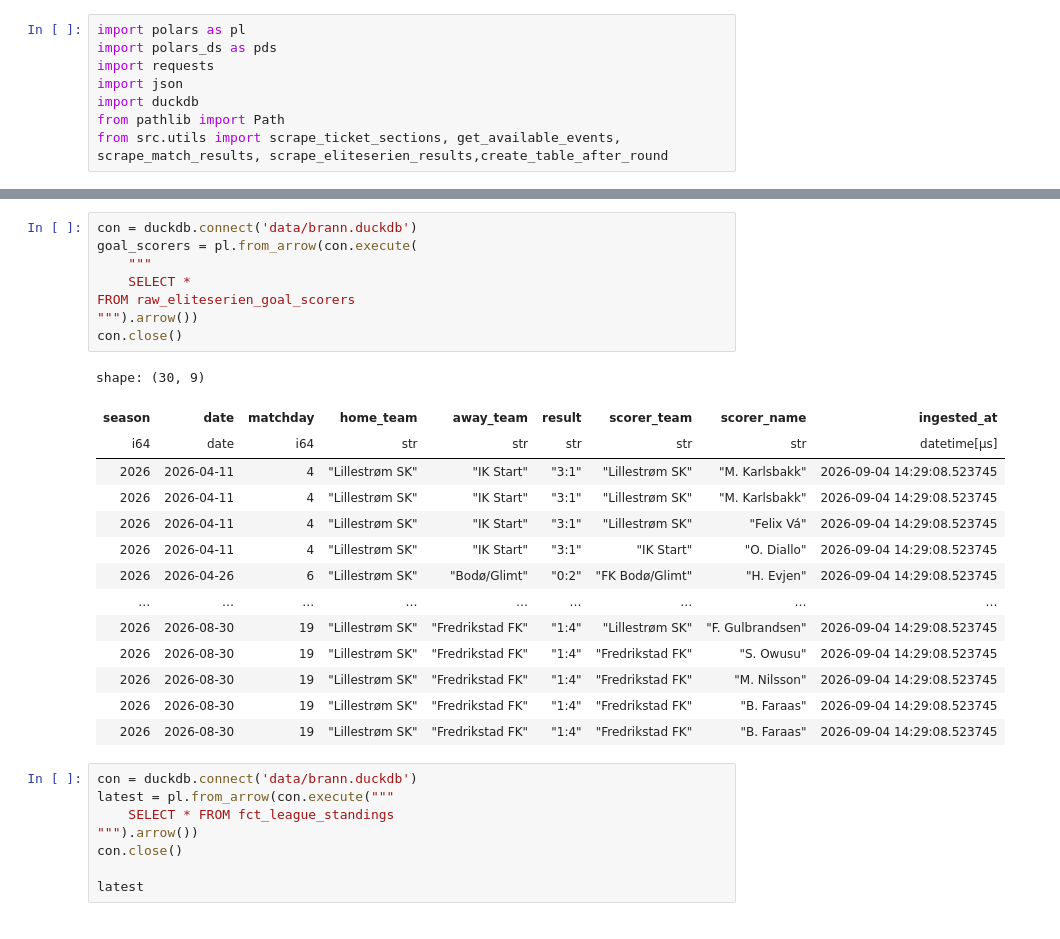
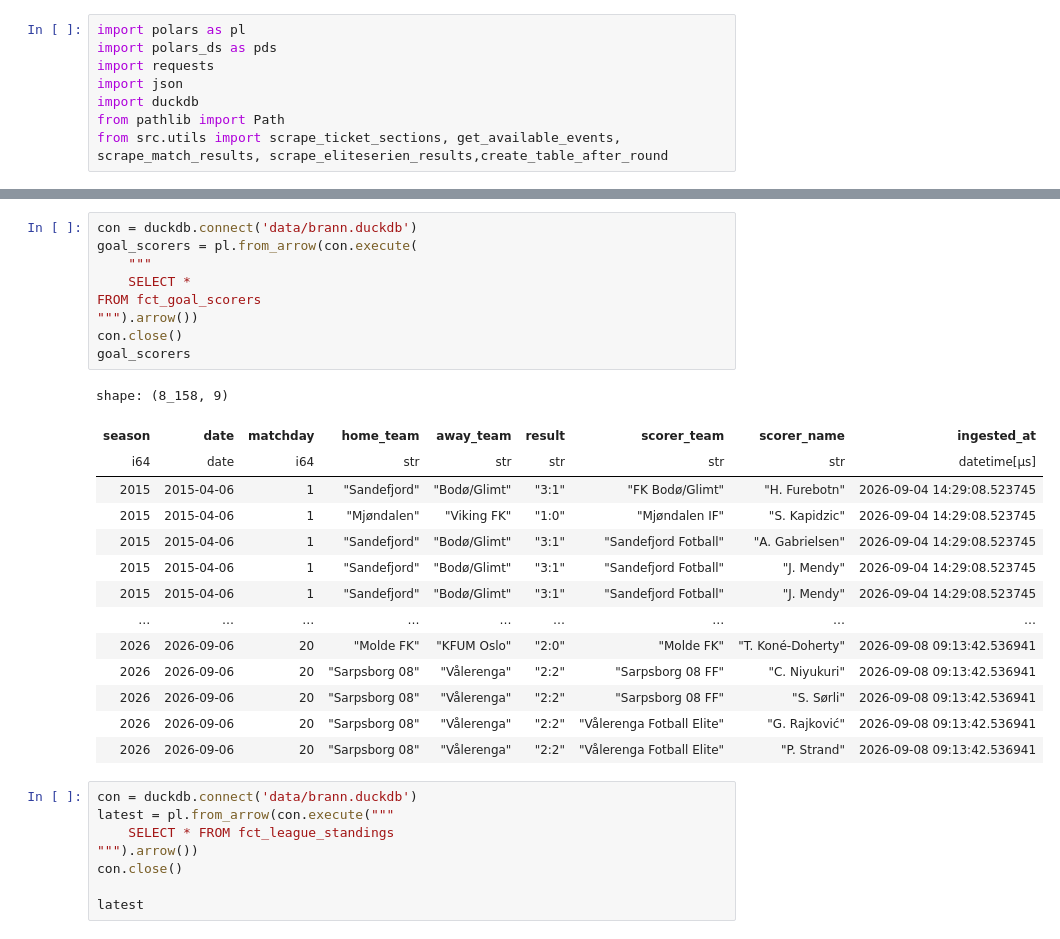
Before and after one commit to PolarsDude/brann_ticket_sales_forecasting, a Jupyter notebook: notebook.ipynb, the cells around one changed output, grey strips where cells are left out. Saved outputs shown, nothing was run; the diff lists cells and outputs as text.

```diff
--- a/notebook.ipynb
+++ b/notebook.ipynb
@@ -25,26 +26,27 @@ Available tables:
 # %%
 con = duckdb.connect('data/brann.duckdb')
 goal_scorers = pl.from_arrow(con.execute(
     """
     SELECT *
-FROM raw_eliteserien_goal_scorers
+FROM fct_goal_scorers
 """).arrow())
 con.close()
+goal_scorers
 # %% [output]
-shape: (30, 9)
+shape: (8_158, 9)
 | season | date | matchday | home_team | away_team | result | scorer_team | scorer_name | ingested_at |
 | i64 | date | i64 | str | str | str | str | str | datetime[μs] |
-| 2026 | 2026-04-11 | 4 | "Lillestrøm SK" | "IK Start" | "3:1" | "Lillestrøm SK" | "M. Karlsbakk" | 2026-09-04 14:29:08.523745 |
-| 2026 | 2026-04-11 | 4 | "Lillestrøm SK" | "IK Start" | "3:1" | "Lillestrøm SK" | "M. Karlsbakk" | 2026-09-04 14:29:08.523745 |
-| 2026 | 2026-04-11 | 4 | "Lillestrøm SK" | "IK Start" | "3:1" | "Lillestrøm SK" | "Felix Vá" | 2026-09-04 14:29:08.523745 |
-| 2026 | 2026-04-11 | 4 | "Lillestrøm SK" | "IK Start" | "3:1" | "IK Start" | "O. Diallo" | 2026-09-04 14:29:08.523745 |
-| 2026 | 2026-04-26 | 6 | "Lillestrøm SK" | "Bodø/Glimt" | "0:2" | "FK Bodø/Glimt" | "H. Evjen" | 2026-09-04 14:29:08.523745 |
+| 2015 | 2015-04-06 | 1 | "Sandefjord" | "Bodø/Glimt" | "3:1" | "FK Bodø/Glimt" | "H. Furebotn" | 2026-09-04 14:29:08.523745 |
+| 2015 | 2015-04-06 | 1 | "Mjøndalen" | "Viking FK" | "1:0" | "Mjøndalen IF" | "S. Kapidzic" | 2026-09-04 14:29:08.523745 |
+| 2015 | 2015-04-06 | 1 | "Sandefjord" | "Bodø/Glimt" | "3:1" | "Sandefjord Fotball" | "A. Gabrielsen" | 2026-09-04 14:29:08.523745 |
+| 2015 | 2015-04-06 | 1 | "Sandefjord" | "Bodø/Glimt" | "3:1" | "Sandefjord Fotball" | "J. Mendy" | 2026-09-04 14:29:08.523745 |
+| 2015 | 2015-04-06 | 1 | "Sandefjord" | "Bodø/Glimt" | "3:1" | "Sandefjord Fotball" | "J. Mendy" | 2026-09-04 14:29:08.523745 |
 | … | … | … | … | … | … | … | … | … |
-| 2026 | 2026-08-30 | 19 | "Lillestrøm SK" | "Fredrikstad FK" | "1:4" | "Lillestrøm SK" | "F. Gulbrandsen" | 2026-09-04 14:29:08.523745 |
-| 2026 | 2026-08-30 | 19 | "Lillestrøm SK" | "Fredrikstad FK" | "1:4" | "Fredrikstad FK" | "S. Owusu" | 2026-09-04 14:29:08.523745 |
-| 2026 | 2026-08-30 | 19 | "Lillestrøm SK" | "Fredrikstad FK" | "1:4" | "Fredrikstad FK" | "M. Nilsson" | 2026-09-04 14:29:08.523745 |
-| 2026 | 2026-08-30 | 19 | "Lillestrøm SK" | "Fredrikstad FK" | "1:4" | "Fredrikstad FK" | "B. Faraas" | 2026-09-04 14:29:08.523745 |
-| 2026 | 2026-08-30 | 19 | "Lillestrøm SK" | "Fredrikstad FK" | "1:4" | "Fredrikstad FK" | "B. Faraas" | 2026-09-04 14:29:08.523745 |
+| 2026 | 2026-09-06 | 20 | "Molde FK" | "KFUM Oslo" | "2:0" | "Molde FK" | "T. Koné-Doherty" | 2026-09-08 09:13:42.536941 |
+| 2026 | 2026-09-06 | 20 | "Sarpsborg 08" | "Vålerenga" | "2:2" | "Sarpsborg 08 FF" | "C. Niyukuri" | 2026-09-08 09:13:42.536941 |
+| 2026 | 2026-09-06 | 20 | "Sarpsborg 08" | "Vålerenga" | "2:2" | "Sarpsborg 08 FF" | "S. Sørli" | 2026-09-08 09:13:42.536941 |
+| 2026 | 2026-09-06 | 20 | "Sarpsborg 08" | "Vålerenga" | "2:2" | "Vålerenga Fotball Elite" | "G. Rajković" | 2026-09-08 09:13:42.536941 |
+| 2026 | 2026-09-06 | 20 | "Sarpsborg 08" | "Vålerenga" | "2:2" | "Vålerenga Fotball Elite" | "P. Strand" | 2026-09-08 09:13:42.536941 |
 # %%
 con = duckdb.connect('data/brann.duckdb')
 latest = pl.from_arrow(con.execute("""
```
Also changed, not shown: parts of 4 cells of this notebook, 2 other files.
